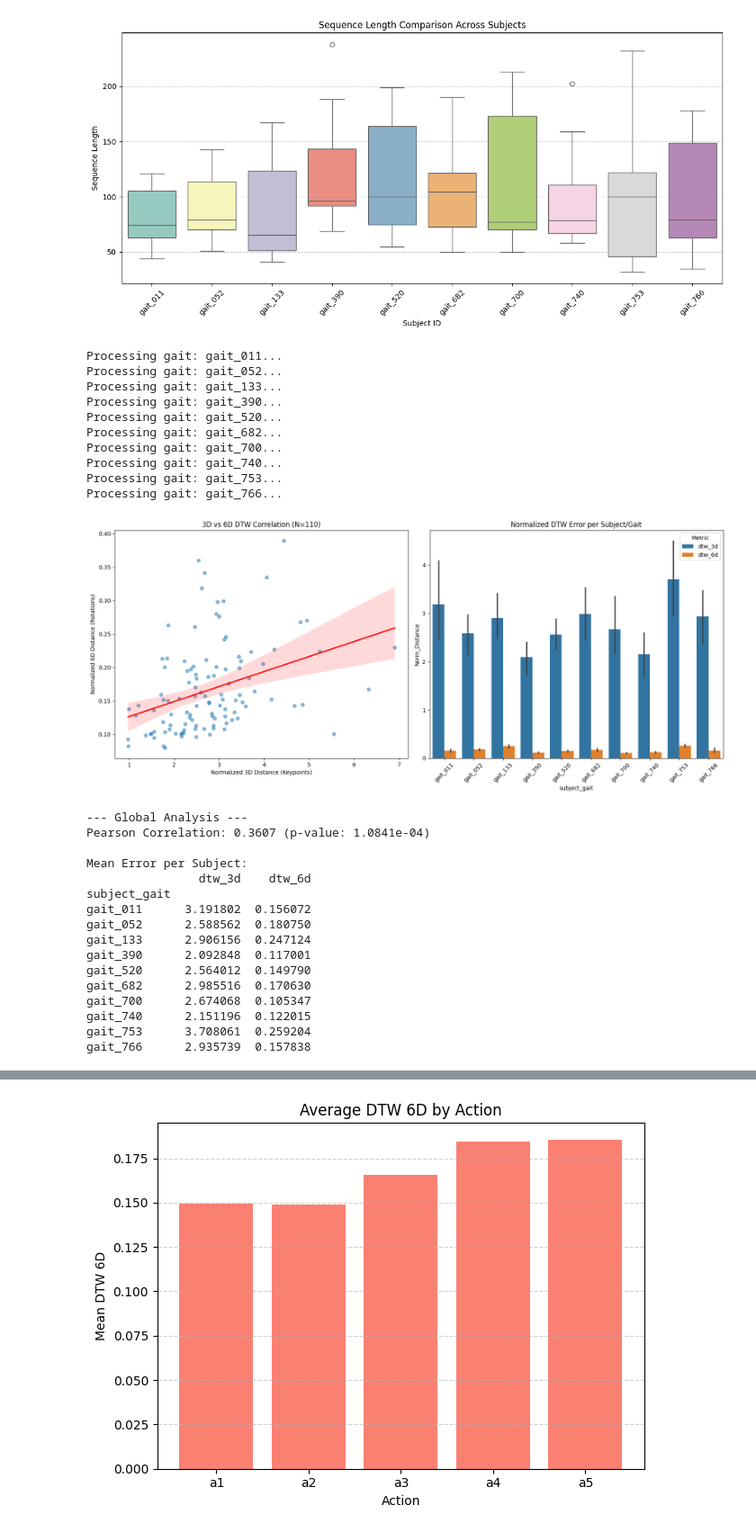
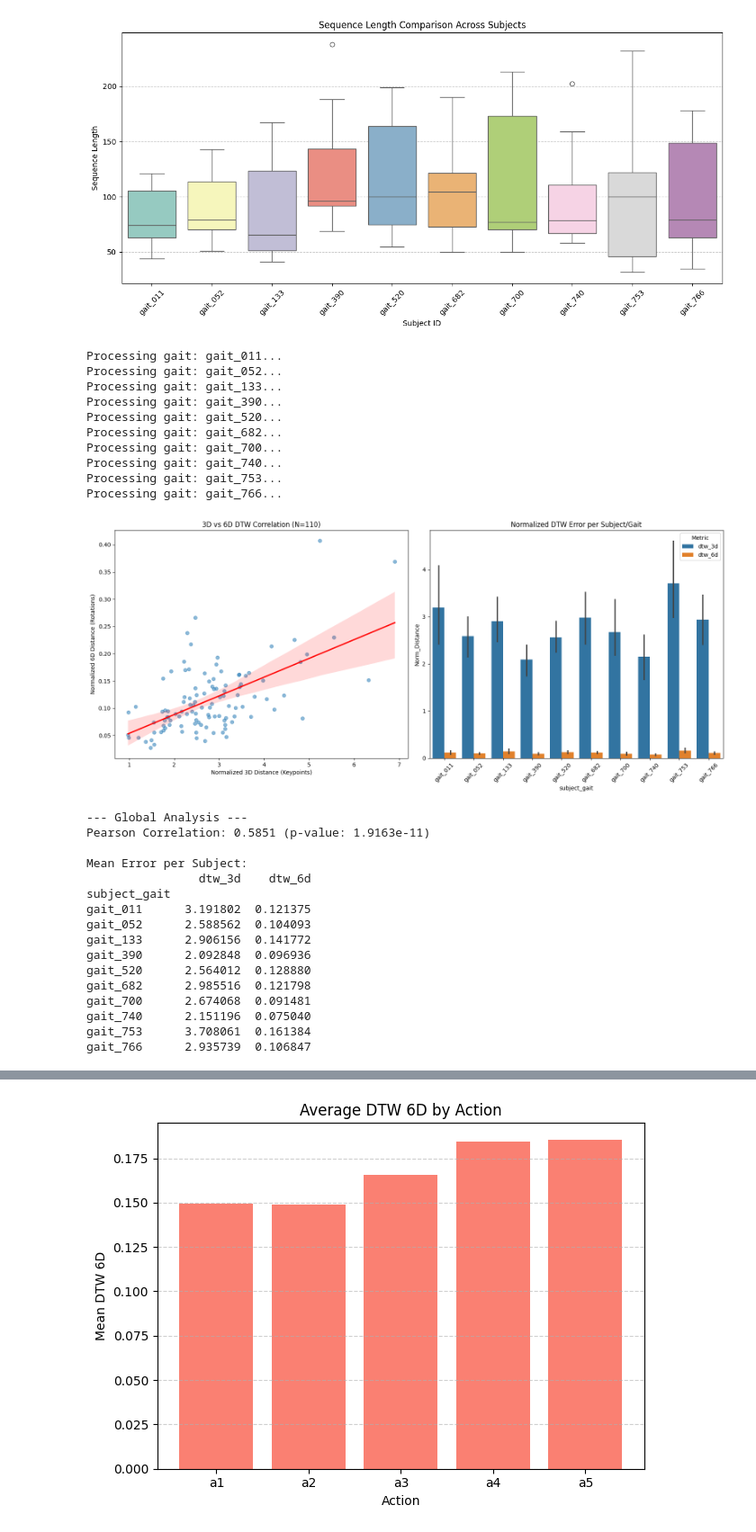
Before and after one commit to Rui1818/3d_motion_generation_cp, a Jupyter notebook: stats.ipynb, the cells around one changed output, grey strips where cells are left out. Shown at 90% size. Cells and saved outputs as stored; diff of their text form; code cells hidden in the pictures.

```diff
--- a/stats.ipynb
+++ b/stats.ipynb
@@ -237,15 +237,17 @@ for gait in os.listdir(root):
                 path_orth_6d = os.path.join(gait_path, take, "split_subjects/0/fit-smplx/smplx-params_cut.npz")
                 path_crouch_6d = os.path.join(gait_path, take.replace('c1','c2'), "split_subjects/0/fit-smplx/smplx-params_cut.npz")
 
-                data_6d_1 = smplx_to_6d(path_orth_6d)['motion_6d']
-                data_6d_2 = smplx_to_6d(path_crouch_6d)['motion_6d']
+                #data_6d_1 = smplx_to_6d(path_orth_6d)['motion_6d']
+                #data_6d_2 = smplx_to_6d(path_crouch_6d)['motion_6d']
+                data_6d_1 = smplx_to_6d(path_orth_6d)['transl']
+                data_6d_2 = smplx_to_6d(path_crouch_6d)['transl']
 
                 # 3. Calculate DTW with Normalization (distance / path_length)
                 dist_3d, path_3d = fastdtw.fastdtw(data_3d_1, data_3d_2)
                 norm_dist_3d = dist_3d / len(path_3d)
 
-                dist_6d, path_6d = fastdtw.fastdtw(data_6d_1, data_6d_2, dist=pose_distance_metric)
-                #dist_6d, path_6d = fastdtw.fastdtw(data_6d_1, data_6d_2)
+                #dist_6d, path_6d = fastdtw.fastdtw(data_6d_1, data_6d_2, dist=pose_distance_metric)
+                dist_6d, path_6d = fastdtw.fastdtw(data_6d_1, data_6d_2)
                 norm_dist_6d = dist_6d / len(path_6d)
 
                 # 4. Append to global list
@@ -275,50 +277,50 @@ plt.ylabel('Normalized 6D Distance (Rotations)')
 plt.subplot(1, 2, 2)
 # To compare them on the same axis, we plot them side-by-side
 df_melted = df.melt(id_vars='subject_gait', value_vars=['dtw_3d', 'dtw_6d'],
                     var_name='Metric', value_name='Norm_Distance')
 
 sns.barplot(data=df_melted, x='subject_gait', y='Norm_Distance', hue='Metric')
 plt.xticks(rotation=45)
 plt.title('Normalized DTW Error per Subject/Gait')
 
 plt.tight_layout()
 plt.savefig('dtw_analysis.png')
 plt.show()
 
 # --- Statistics ---
 corr, p_val = pearsonr(df['dtw_3d'], df['dtw_6d'])
 print(f"\n--- Global Analysis ---")
 print(f"Pearson Correlation: {corr:.4f} (p-value: {p_val:.4e})")
 print("\nMean Error per Subject:")
 print(df.groupby('subject_gait')[['dtw_3d', 'dtw_6d']].mean())
 # %% [output]
 Processing gait: gait_011...
 Processing gait: gait_052...
 Processing gait: gait_133...
 Processing gait: gait_390...
 Processing gait: gait_520...
 Processing gait: gait_682...
 Processing gait: gait_700...
 Processing gait: gait_740...
 Processing gait: gait_753...
 Processing gait: gait_766...
-[figure, old version]
+[figure, new version]
 --- Global Analysis ---
-Pearson Correlation: 0.3607 (p-value: 1.0841e-04)
+Pearson Correlation: 0.5851 (p-value: 1.9163e-11)
 
 Mean Error per Subject:
                 dtw_3d    dtw_6d
 subject_gait
-gait_011      3.191802  0.156072
-gait_052      2.588562  0.180750
-gait_133      2.906156  0.247124
-gait_390      2.092848  0.117001
-gait_520      2.564012  0.149790
-gait_682      2.985516  0.170630
-gait_700      2.674068  0.105347
-gait_740      2.151196  0.122015
-gait_753      3.708061  0.259204
-gait_766      2.935739  0.157838
+gait_011      3.191802  0.121375
+gait_052      2.588562  0.104093
+gait_133      2.906156  0.141772
+gait_390      2.092848  0.096936
+gait_520      2.564012  0.128880
+gait_682      2.985516  0.121798
+gait_700      2.674068  0.091481
+gait_740      2.151196  0.075040
+gait_753      3.708061  0.161384
+gait_766      2.935739  0.106847
 # %%
 print(df["dtw_3d"].mean())
 print(df["dtw_3d"].std())
```
Also changed, not shown: parts of 3 cells of this notebook, 3 other files.
